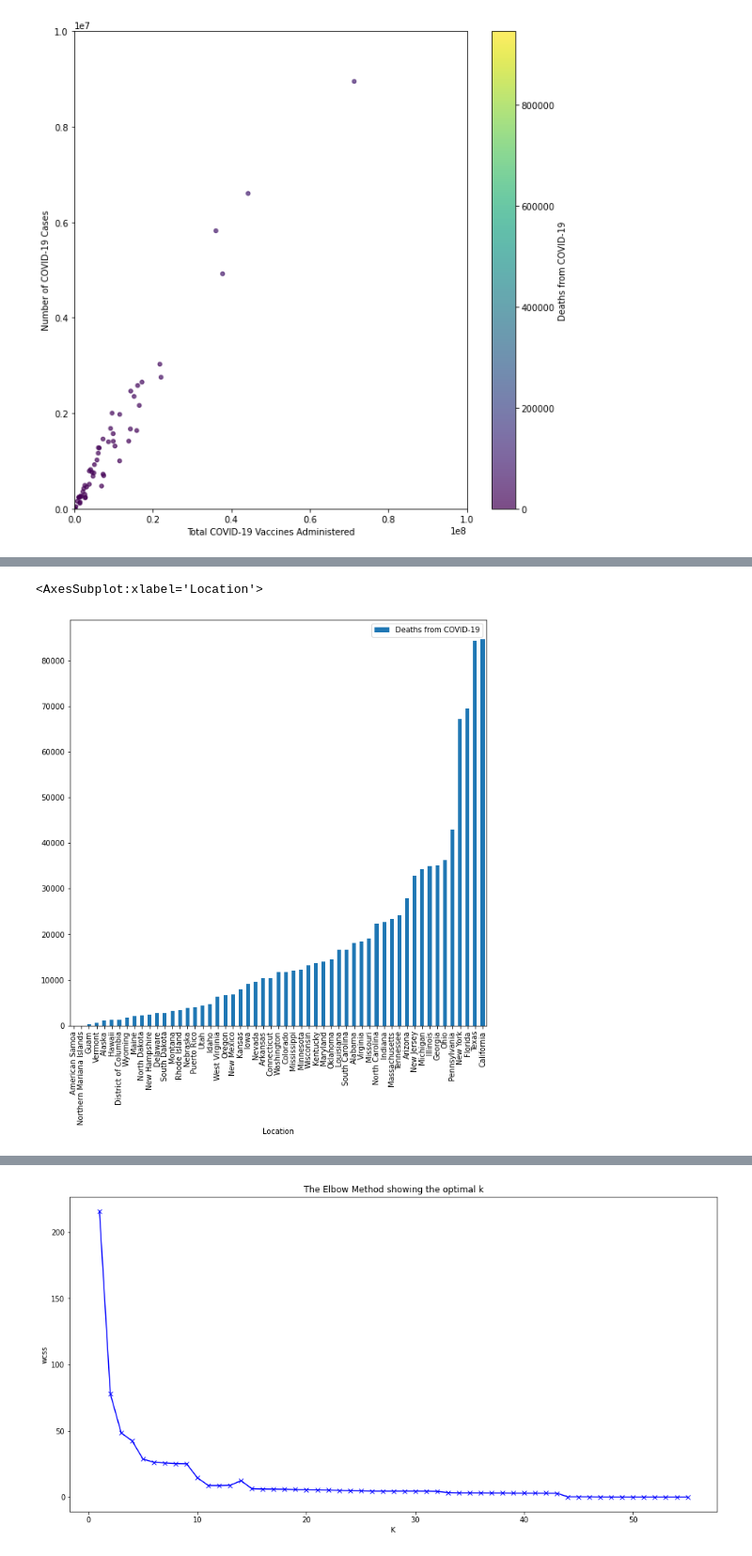
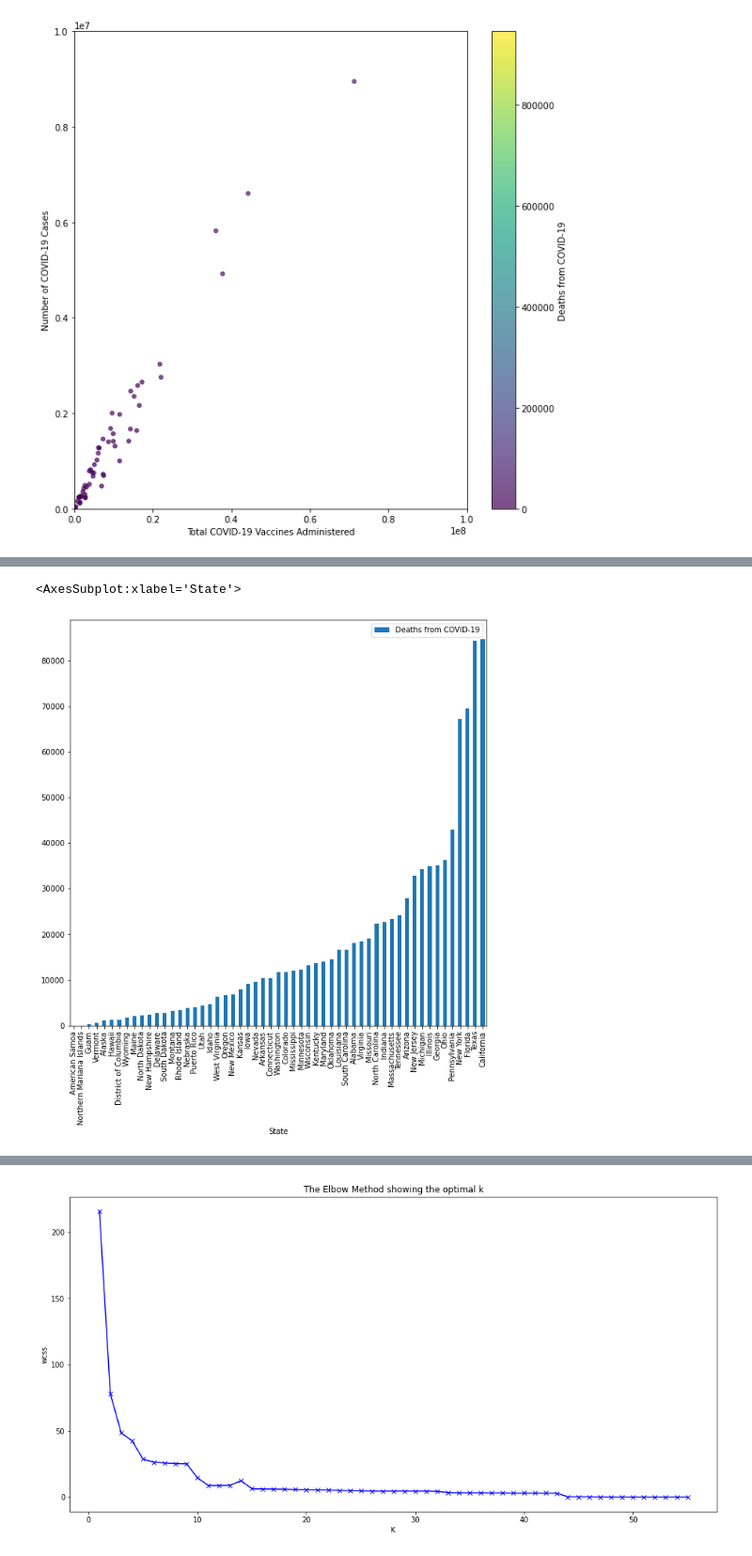
Before and after one commit to syao2017/Covid_Tracker, a Jupyter notebook: Team_Project_part_3.ipynb, the cells around one changed output, grey strips where cells are left out. Shown at 94% size. Drawn from its saved outputs; the diff is of its cells as text; code cells hidden in the pictures.

```diff
--- a/Team_Project_part_3.ipynb
+++ b/Team_Project_part_3.ipynb
@@ -312,10 +360,10 @@ df2.sort_values('Total COVID-19 Vaccines Administered').plot.bar('Location', 'To
 # %%
 #Create a bar graph that show the relationship between
 #the deaths in each state
-df2.sort_values('Deaths from COVID-19').plot.bar('Location', 'Deaths from COVID-19', figsize=(10,10))
+df2.sort_values('Deaths from COVID-19').plot.bar('State', 'Deaths from COVID-19', figsize=(10,10))
 # %% [output]
-<AxesSubplot:xlabel='Location'>
+<AxesSubplot:xlabel='State'>
-[figure, old version]
+[figure, new version]
 # %%
 #Create a bar graph that show the relationship between
 #the number of cases in each state
```
Also changed, not shown: parts of 11 cells of this notebook.
